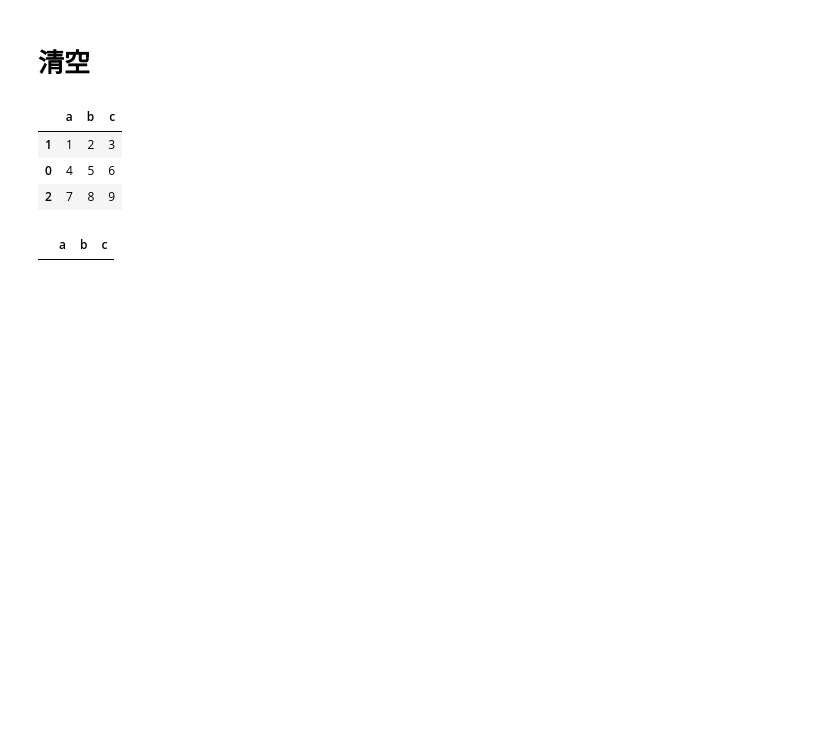
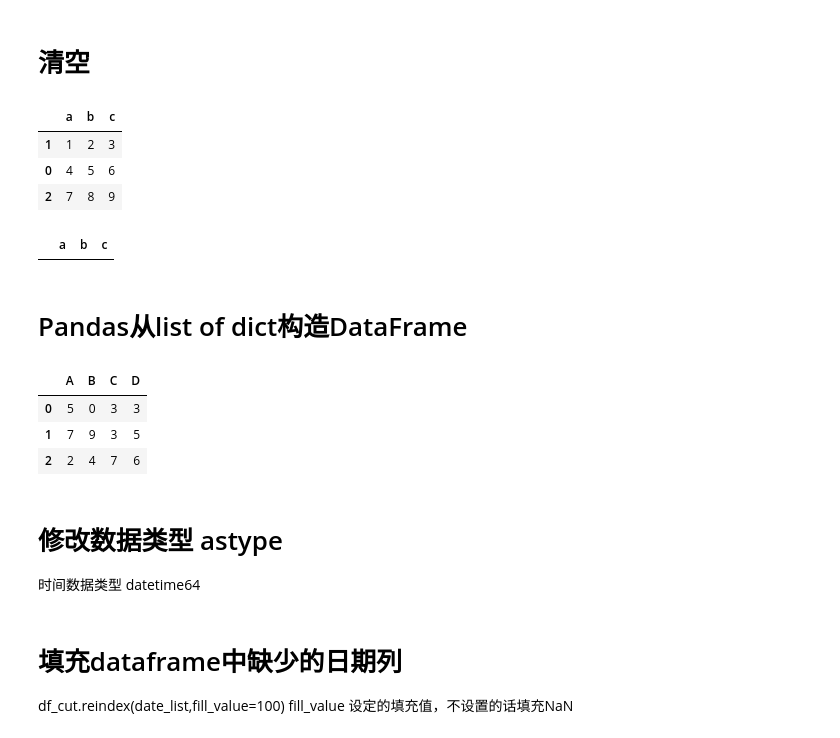
Before and after one commit to nksuya/jupyter_notebook, a Jupyter notebook: 学习笔记/pandas.ipynb, the cells around one changed output. Cells and saved outputs as stored; diff of their text form; code cells hidden in the pictures; blank space fills up the shorter version.

```diff
--- a/学习笔记/pandas.ipynb
+++ b/学习笔记/pandas.ipynb
@@ -1184,3 +1194,20 @@ df.drop(df.index,inplace=True)
 df
 # %% [output]
 |  | a | b | c |
+# %% [markdown]
+# Pandas从list of dict构造DataFrame
+# %%
+import pandas as pd
+data_c = [
+ {'A': 5, 'B': 0, 'C': 3, 'D': 3},
+ {'A': 7, 'B': 9, 'C': 3, 'D': 5},
+ {'A': 2, 'B': 4, 'C': 7, 'D': 6}]
+pd.DataFrame.from_dict(data_c, orient='columns')
+# %% [output]
+|  | A | B | C | D |
+| 0 | 5 | 0 | 3 | 3 |
+| 1 | 7 | 9 | 3 | 5 |
+| 2 | 2 | 4 | 7 | 6 |
+# %% [markdown]
+# 修改数据类型 astype
+时间数据类型 datetime64
@@ -1186,0 +1216,4 @@ df
+# %% [markdown]
+# 填充dataframe中缺少的日期列
+df_cut.reindex(date_list,fill_value=100)
+fill_value 设定的填充值，不设置的话填充NaN
```
Also changed, not shown: parts of 3 cells of this notebook, 1 other file.
